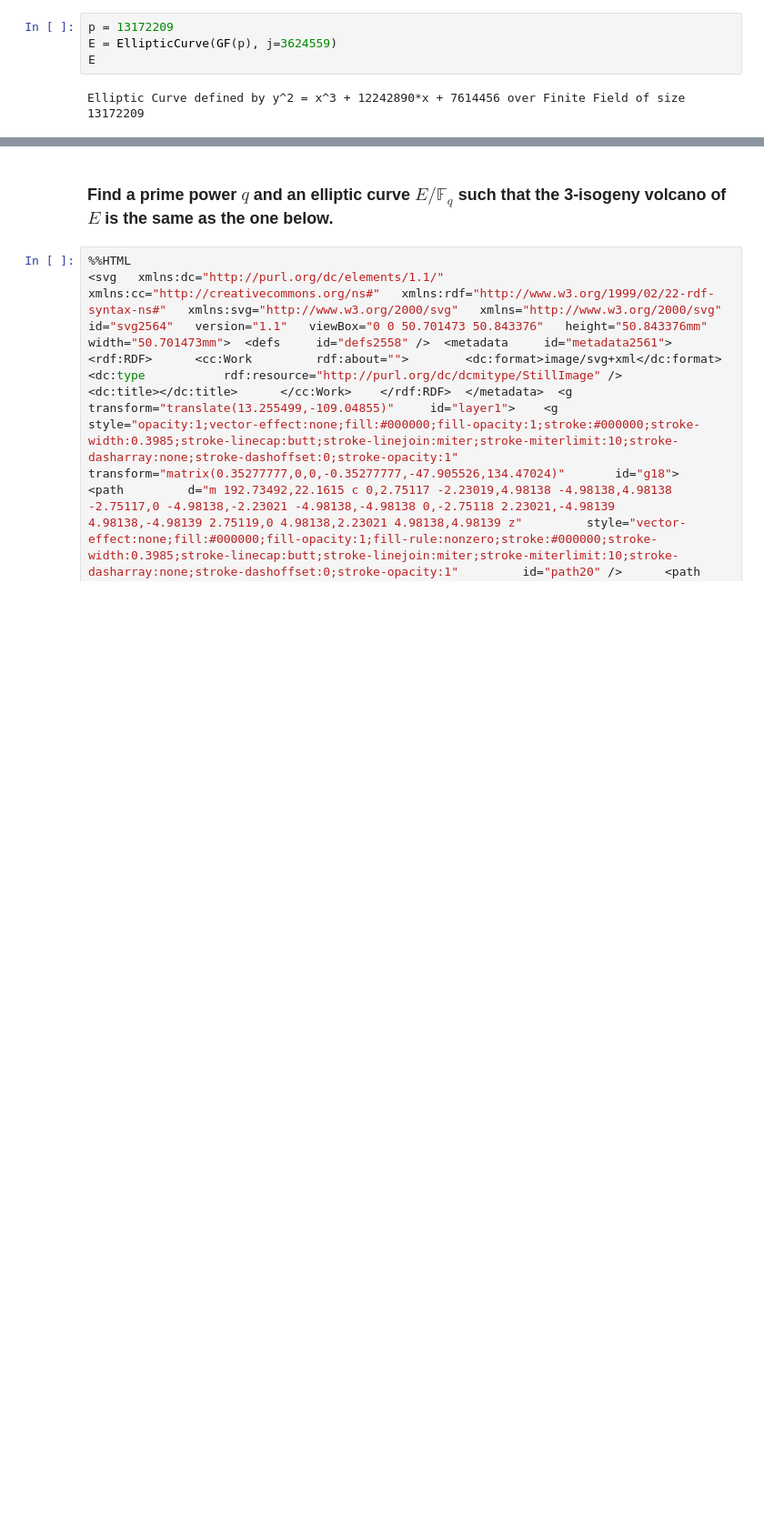
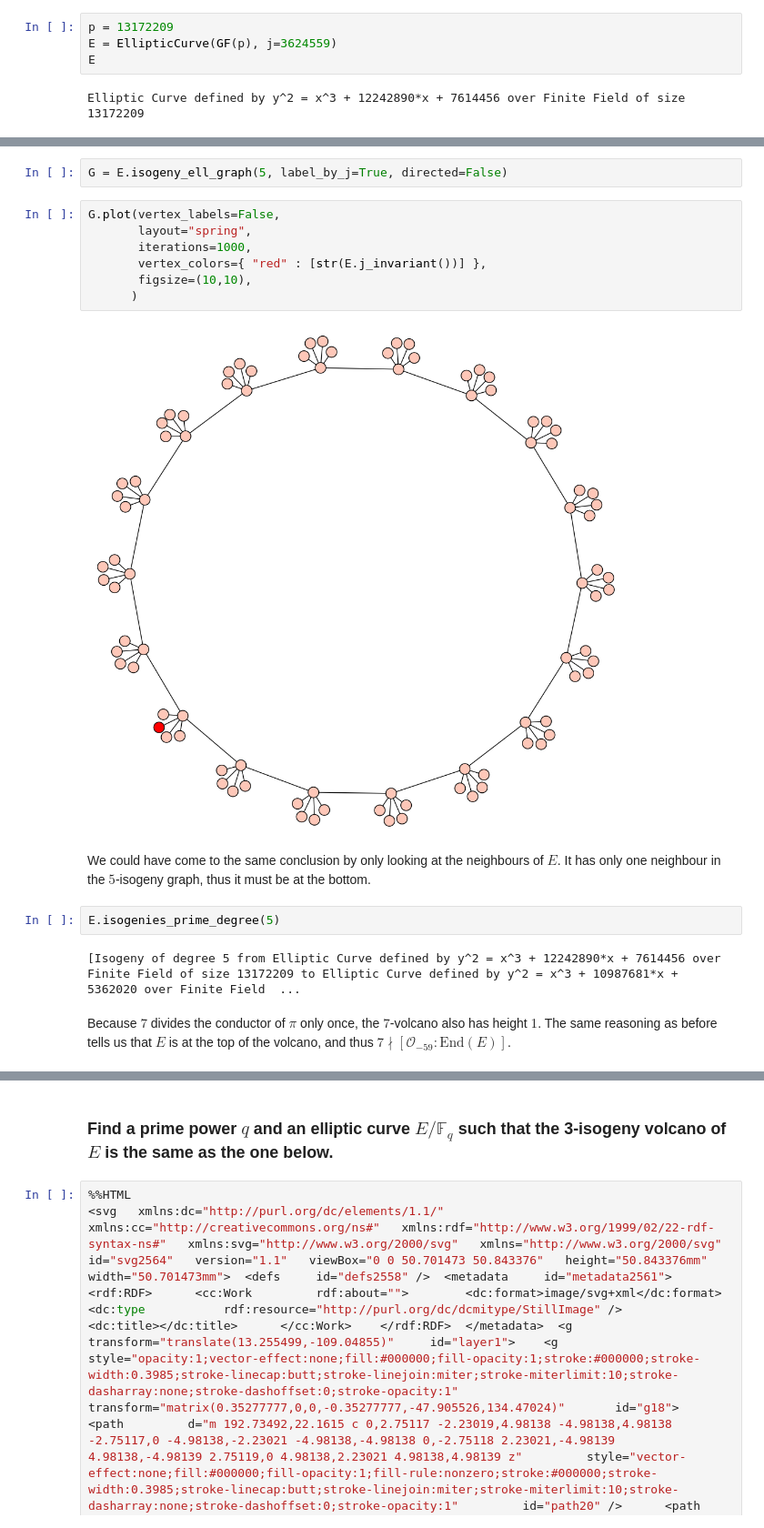
Before and after one commit to defeo/crypt-b-it-2022, a Jupyter notebook: 2022-09-15-day3.ipynb, the cells around one changed output, grey strips where cells are left out. Shown at 91% size. Cells and saved outputs as stored; diff of their text form; blank space fills up the shorter version.

```diff
--- a/2022-09-15-day3.ipynb
+++ b/2022-09-15-day3.ipynb
@@ -20,0 +40,19 @@ Elliptic Curve defined by y^2 = x^3 + 12242890*x + 7614456 over Finite Field of
+# %%
+G = E.isogeny_ell_graph(5, label_by_j=True, directed=False)
+# %%
+G.plot(vertex_labels=False,
+       layout="spring",
+       iterations=1000,
+       vertex_colors={ "red" : [str(E.j_invariant())] },
+       figsize=(10,10),
+      )
+# %% [output]
+[figure, added]
+# %% [markdown]
+We could have come to the same conclusion by only looking at the neighbours of $E$. It has only one neighbour in the $5$-isogeny graph, thus it must be at the bottom.
+# %%
+E.isogenies_prime_degree(5)
+# %% [output]
+[Isogeny of degree 5 from Elliptic Curve defined by y^2 = x^3 + 12242890*x + 7614456 over Finite Field of size 13172209 to Elliptic Curve defined by y^2 = x^3 + 10987681*x + 5362020 over Finite Field  ...
+# %% [markdown]
+Because $7$ divides the conductor of $π$ only once, the $7$-volcano also has height $1$. The same reasoning as before tells us that $E$ is at the top of the volcano, and thus $7 \nmid [\mathcal{O}_{-59}:\mathrm{End}(E)]$.
```
Also changed, not shown: parts of 90 cells of this notebook.
